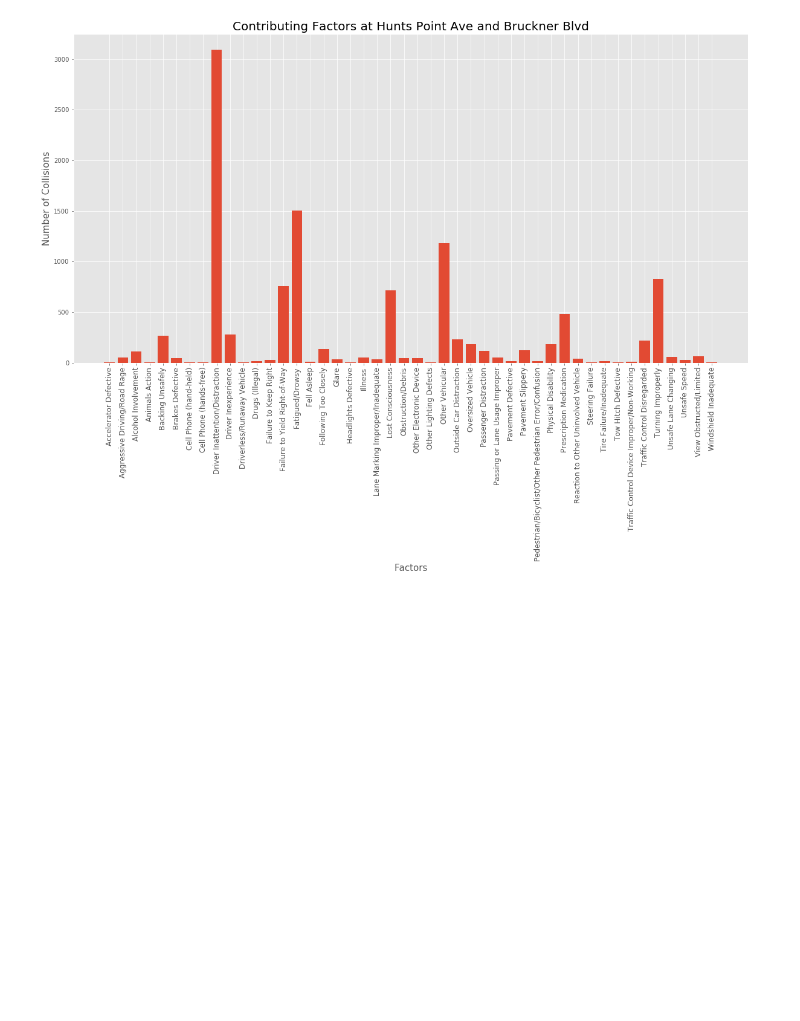
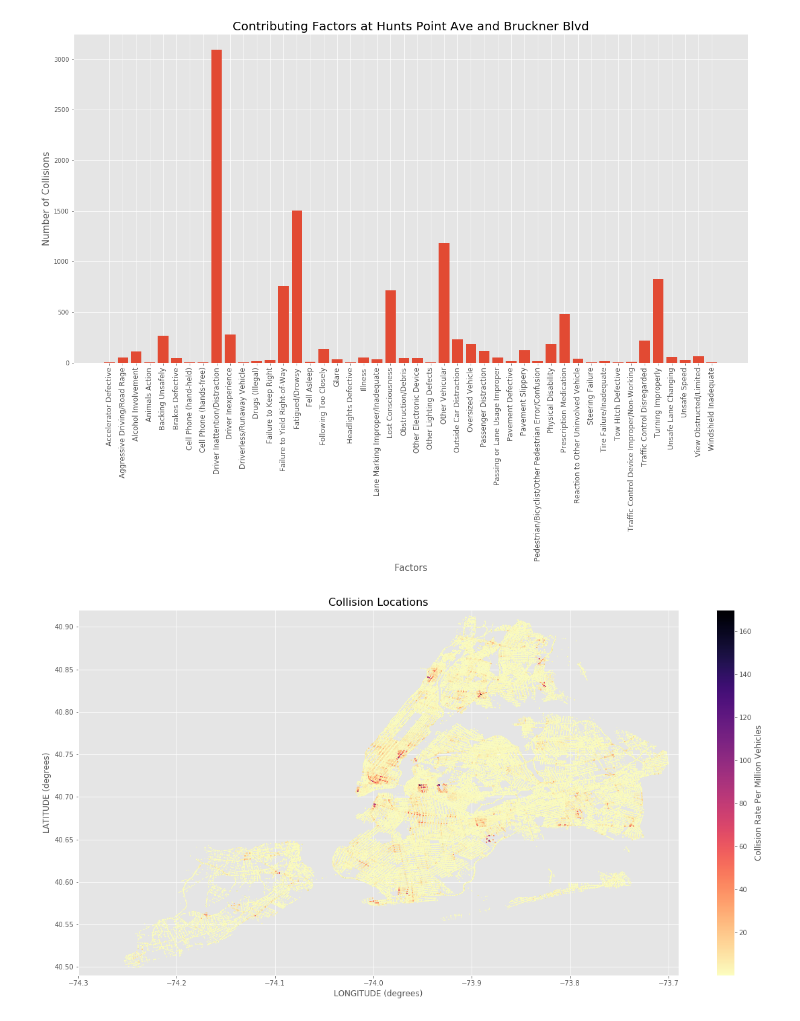
Before and after one commit to nealrea/collisionViz, a Jupyter notebook: data_exploration/data_normalization.ipynb, the cells around one changed output. Cells and saved outputs as stored; diff of their text form; code cells hidden in the pictures; blank space fills up the shorter version.

Commit message:
created collision plot with final cleaned data, picked better color map

```diff
--- a/data_exploration/data_normalization.ipynb
+++ b/data_exploration/data_normalization.ipynb
@@ -258,3 +258,16 @@ plt.ylabel('Number of Collisions', size=15)
 plt.show()
 # %% [output]
 [figure]
+# %%
+coll = pd.read_csv('collisions_cleaned.csv', low_memory=False)
+# %%
+plt.scatter(coll['LONGITUDE'], coll['LATITUDE'], c=coll['Collision Rate'], s=.5, cmap=plt.cm.magma_r)
+plt.xlabel('LONGITUDE (degrees)', fontsize=12)
+plt.ylabel('LATITUDE (degrees)', fontsize=12)
+plt.title('Collision Locations', fontsize=16)
+plt.ylim(40.49,40.92)
+plt.xlim(-74.3,-73.69)
+plt.colorbar(label='Collision Rate Per Million Vehicles')
+plt.show()
+# %% [output]
+[figure, added]
```
